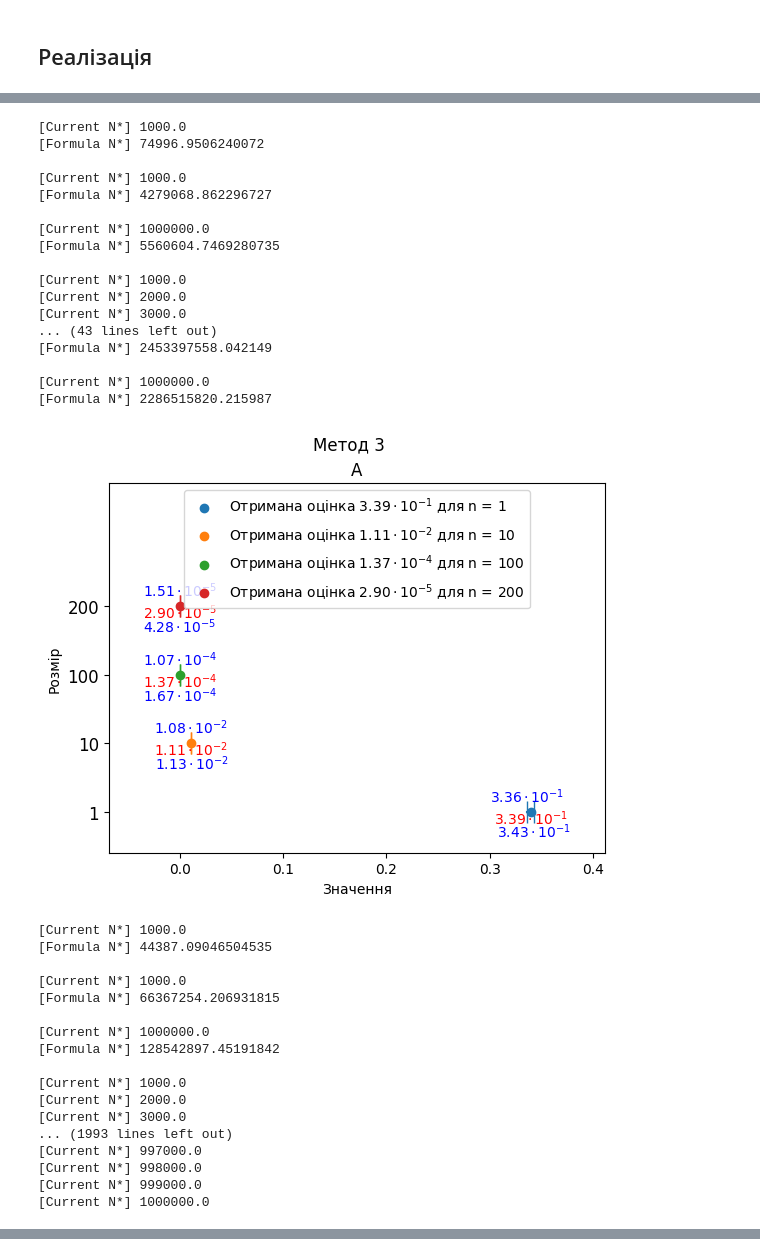
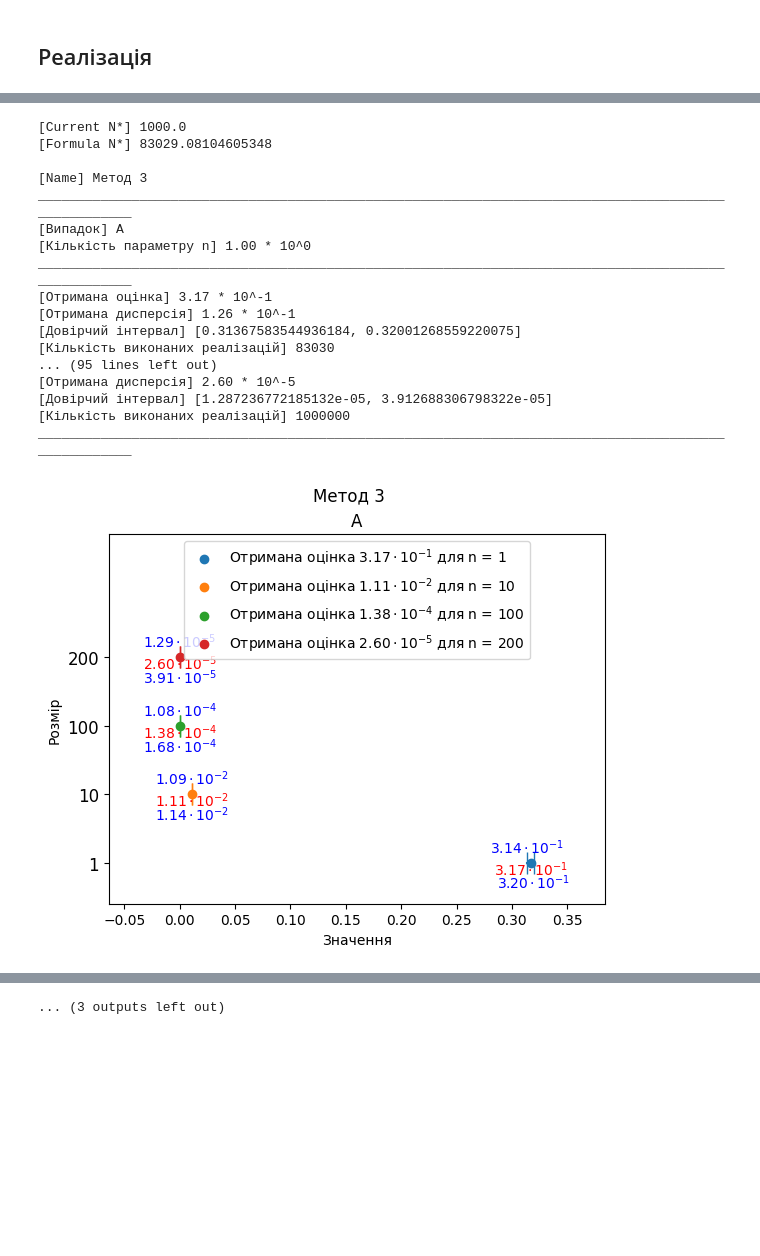
Before and after one commit to KlymentievMaksym/MathStatMethods, a Jupyter notebook: Estimation and Confidence Intervals/Lab1.ipynb, the cells around one changed output, grey strips where cells are left out. Drawn from its saved outputs; the diff is of its cells as text; code cells hidden in the pictures; blank space fills up the shorter version.

```diff
--- a/Estimation and Confidence Intervals/Lab1.ipynb
+++ b/Estimation and Confidence Intervals/Lab1.ipynb
@@ -484,7 +484,7 @@ def generate_eta(case: str, size: int):
 
 @njit
 def monte_carlo_method(n: int, case: str) -> float:
-    xi_sum = sum(generate_xi(n))
+    xi_sum = np.sum(generate_xi(n))
     eta = generate_eta(case, 1)[0]
     # print(xi_sum , eta)
     q_i = np.float64(xi_sum < eta)
@@ -492,7 +492,7 @@ def monte_carlo_method(n: int, case: str) -> float:
 
 @njit
 def method_2(n: int, case: str) -> float:
-    xi_sum = sum(generate_xi(n))
+    xi_sum = np.sum(generate_xi(n))
     if case == 'A':
         return 1 / (1 + xi_sum)**2
     elif case == 'B':
@@ -524,7 +524,7 @@ def task_2(method: callable, case: str, n: int, z_value: float, epsilon: float,
         N += 1
         if N == N_needed:
             print("[Current N*]", N_needed)
-            q = q_[:N+1]
+            q = q_[:N]
             mean = np.mean(q)
             if mean == 0:
                 N_needed += N_start
@@ -564,7 +564,7 @@ for method in methods:
             Q_hat, sigma_sq_hat, interval, N_needed = task_2(methods[method], cas, n, z_value, epsilon)
             time_spent.append([time.perf_counter() - start, method, cas, n])
             info = InfoTask2(method, cas, n, Q_hat, sigma_sq_hat, interval, N_needed)
-            # info.print_info()
+            info.print_info()
             intervals.append(interval)
             estimations.append(Q_hat)
         PlotTask2.plot(method, cas, numbers, intervals, estimations)
@@ -640,35 +663,18 @@ for time in time_spent:
-[Current N*] 1000.0
-[Formula N*] 74996.9506240072
-
-[Current N*] 1000.0
-[Formula N*] 4279068.862296727
-
-[Current N*] 1000000.0
-[Formula N*] 5560604.7469280735
-
-[Current N*] 1000.0
-[Current N*] 2000.0
-[Current N*] 3000.0
-... (43 lines left out)
-[Formula N*] 2453397558.042149
-
-[Current N*] 1000000.0
-[Formula N*] 2286515820.215987
+[Current N*] 1000.0
+[Formula N*] 83029.08104605348
+
+[Name] Метод 3
+____________________________________________________________________________________________________
+[Випадок] A
+[Кількість параметру n] 1.00 * 10^0
+____________________________________________________________________________________________________
+[Отримана оцінка] 3.17 * 10^-1
+[Отримана дисперсія] 1.26 * 10^-1
+[Довірчий інтервал] [0.31367583544936184, 0.32001268559220075]
+[Кількість виконаних реалізацій] 83030
+... (95 lines left out)
+[Отримана дисперсія] 2.60 * 10^-5
+[Довірчий інтервал] [1.287236772185132e-05, 3.912688306798322e-05]
+[Кількість виконаних реалізацій] 1000000
+____________________________________________________________________________________________________
-[figure, old version]
+[figure, new version]
-[Current N*] 1000.0
-[Formula N*] 44387.09046504535
-
-[Current N*] 1000.0
-[Formula N*] 66367254.206931815
-
-[Current N*] 1000000.0
-[Formula N*] 128542897.45191842
-
-[Current N*] 1000.0
-[Current N*] 2000.0
-[Current N*] 3000.0
-... (1993 lines left out)
-[Current N*] 997000.0
-[Current N*] 998000.0
-[Current N*] 999000.0
-[Current N*] 1000000.0
@@ -692,0 +698 @@ for time in time_spent:
+... (3 outputs left out)
```
Also changed, not shown: parts of 2 cells of this notebook.
